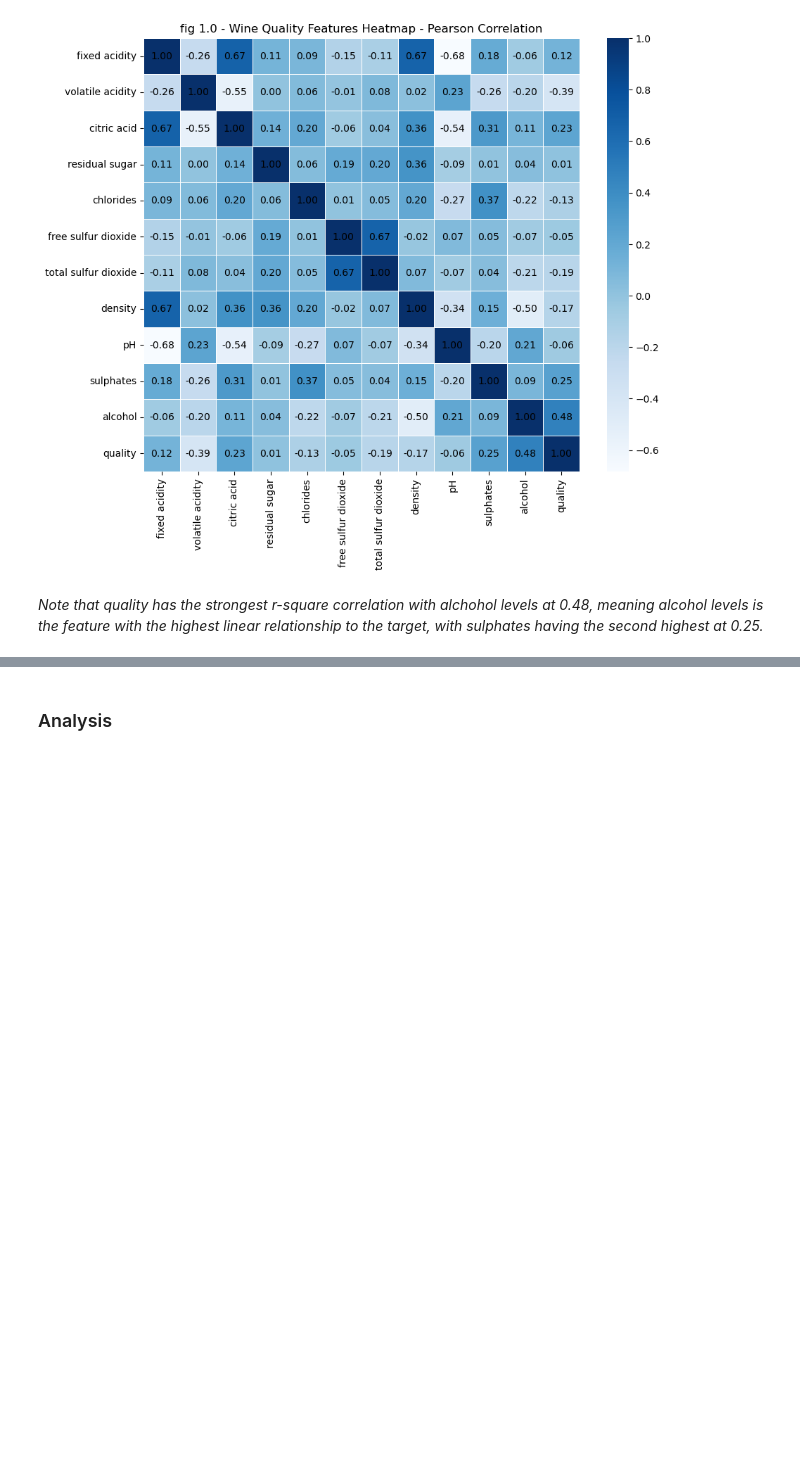
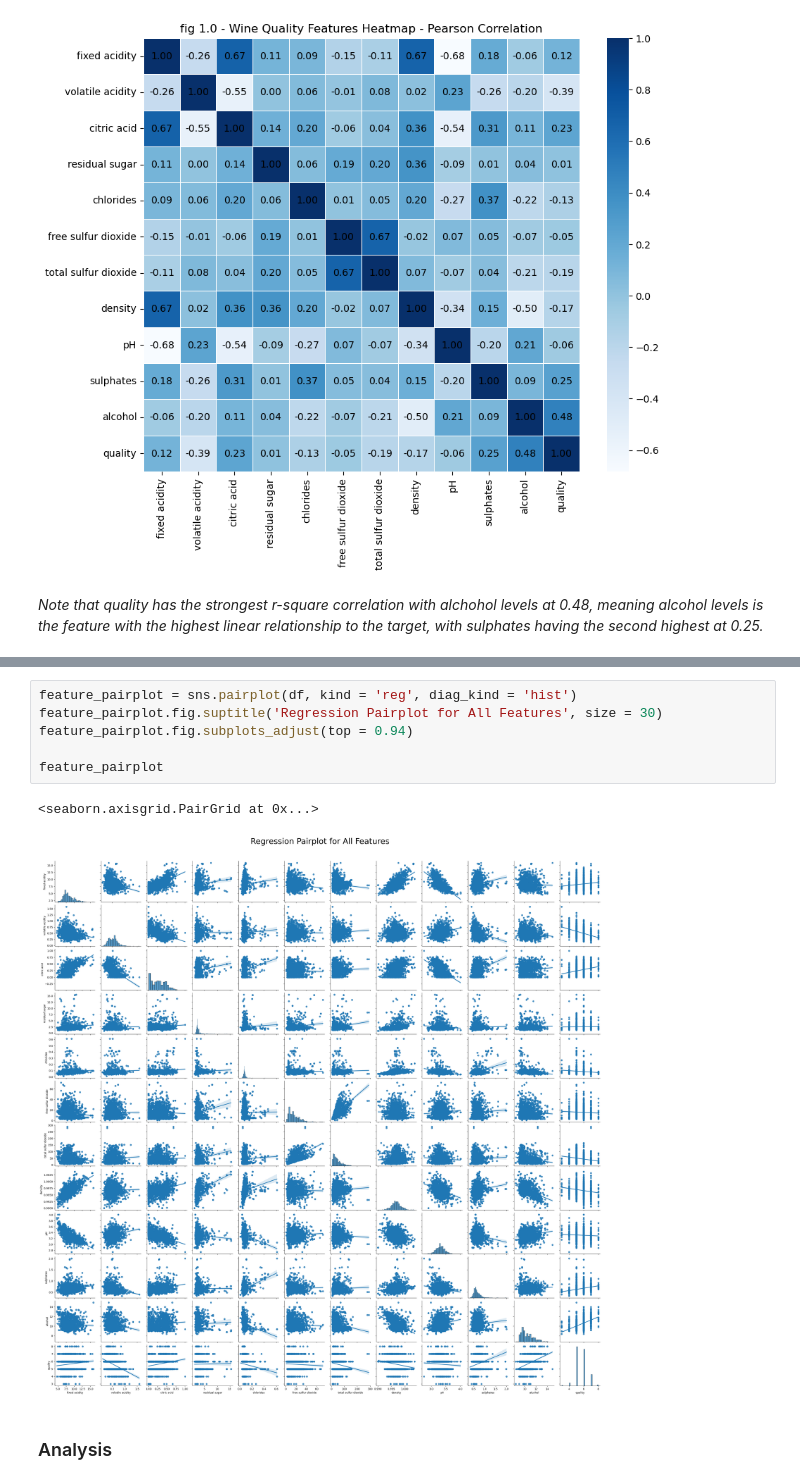
Before and after one commit to UBC-MDS/wine_quality_predictor_group1, a Jupyter notebook: notebooks/wine_predictor_analysis_report.ipynb, the cells around one changed output, grey strips where cells are left out. Cells and saved outputs as stored; diff of their text form; blank space fills up the shorter version.

```diff
--- a/notebooks/wine_predictor_analysis_report.ipynb
+++ b/notebooks/wine_predictor_analysis_report.ipynb
@@ -126,3 +145,12 @@ _Note that quality has the strongest r-square correlation with alchohol levels a
+# %%
+feature_pairplot = sns.pairplot(df, kind = 'reg', diag_kind = 'hist')
+feature_pairplot.fig.suptitle('Regression Pairplot for All Features', size = 30)
+feature_pairplot.fig.subplots_adjust(top = 0.94)
+
+feature_pairplot
+# %% [output]
+<seaborn.axisgrid.PairGrid at 0x...>
+[figure, added]
 # %% [markdown]
 ### Analysis
 # %%
```
Also changed, not shown: parts of 4 cells of this notebook.
